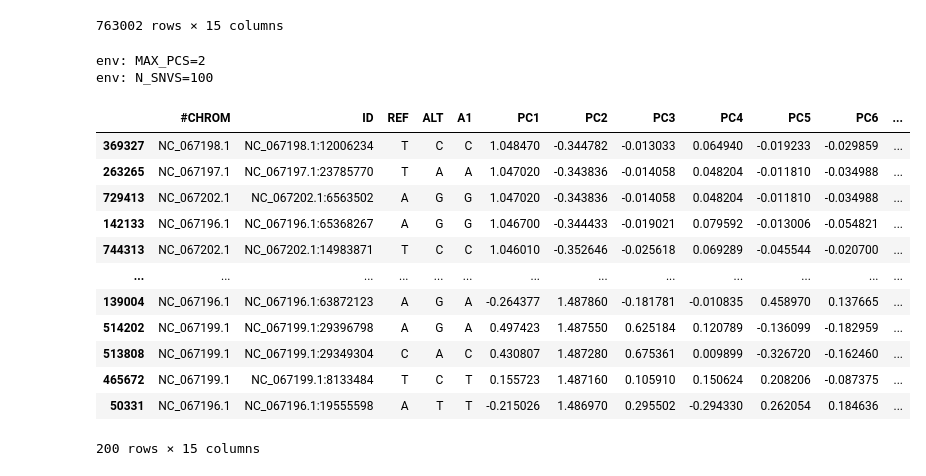
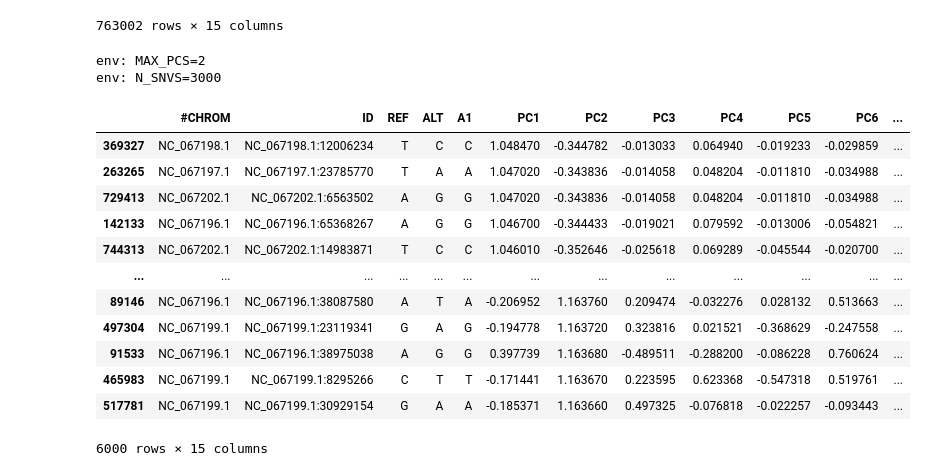
Before and after one commit to nealplatt/schisto_aim_panel, a Jupyter notebook: code/aim_panel_development.ipynb, the cells around one changed output. Saved outputs shown, nothing was run; the diff lists cells and outputs as text; code cells hidden in the pictures.

```diff
--- a/code/aim_panel_development.ipynb
+++ b/code/aim_panel_development.ipynb
@@ -249,41 +192,41 @@ load_df
 763002 rows × 15 columns
 # %%
 max_pcs = 2
-n_snvs_per_pc = 500
+n_snvs_per_pc = 3000
 
 %env MAX_PCS=$max_pcs
 %env N_SNVS=$n_snvs_per_pc
 
 # Dictionary to store top variants for each PC
 top_variants_per_pc = {}
 
 # Iterate over the first six PCs
 for i in range(1, max_pcs + 1):  # Assuming PCs start from column index 1
     pc_name = f"PC{i}"  # Get column name for reference
     top_variants_per_pc[pc_name] = load_df.nlargest(n_snvs_per_pc, pc_name)
 
 # Combine all selected variants into a single DataFrame
 top_variants_all_pcs = pd.concat(top_variants_per_pc.values()).drop_duplicates()
 
 top_variants_all_pcs.to_csv(f"top_variants_pc1-{max_pcs}_n{n_snvs_per_pc}.csv", sep=",", header=True, index=False)
 top_variants_all_pcs["ID"].to_csv(f"top_variants_pc1-{max_pcs}_n{n_snvs_per_pc}.list", sep=",", header=True, index=False)
 top_variants_all_pcs
 # %% [output]
 env: MAX_PCS=2
-env: N_SNVS=100
+env: N_SNVS=3000
 |  | #CHROM | ID | REF | ALT | A1 | PC1 | PC2 | PC3 | PC4 | PC5 | PC6 | ... |
 | 369327 | NC_067198.1 | NC_067198.1:12006234 | T | C | C | 1.048470 | -0.344782 | -0.013033 | 0.064940 | -0.019233 | -0.029859 | ... |
 | 263265 | NC_067197.1 | NC_067197.1:23785770 | T | A | A | 1.047020 | -0.343836 | -0.014058 | 0.048204 | -0.011810 | -0.034988 | ... |
 | 729413 | NC_067202.1 | NC_067202.1:6563502 | A | G | G | 1.047020 | -0.343836 | -0.014058 | 0.048204 | -0.011810 | -0.034988 | ... |
 | 142133 | NC_067196.1 | NC_067196.1:65368267 | A | G | G | 1.046700 | -0.344433 | -0.019021 | 0.079592 | -0.013006 | -0.054821 | ... |
 | 744313 | NC_067202.1 | NC_067202.1:14983871 | T | C | C | 1.046010 | -0.352646 | -0.025618 | 0.069289 | -0.045544 | -0.020700 | ... |
 | ... | ... | ... | ... | ... | ... | ... | ... | ... | ... | ... | ... | ... |
-| 139004 | NC_067196.1 | NC_067196.1:63872123 | A | G | A | -0.264377 | 1.487860 | -0.181781 | -0.010835 | 0.458970 | 0.137665 | ... |
-| 514202 | NC_067199.1 | NC_067199.1:29396798 | A | G | A | 0.497423 | 1.487550 | 0.625184 | 0.120789 | -0.136099 | -0.182959 | ... |
-| 513808 | NC_067199.1 | NC_067199.1:29349304 | C | A | C | 0.430807 | 1.487280 | 0.675361 | 0.009899 | -0.326720 | -0.162460 | ... |
-| 465672 | NC_067199.1 | NC_067199.1:8133484 | T | C | T | 0.155723 | 1.487160 | 0.105910 | 0.150624 | 0.208206 | -0.087375 | ... |
-| 50331 | NC_067196.1 | NC_067196.1:19555598 | A | T | T | -0.215026 | 1.486970 | 0.295502 | -0.294330 | 0.262054 | 0.184636 | ... |
+| 89146 | NC_067196.1 | NC_067196.1:38087580 | A | T | A | -0.206952 | 1.163760 | 0.209474 | -0.032276 | 0.028132 | 0.513663 | ... |
+| 497304 | NC_067199.1 | NC_067199.1:23119341 | G | A | G | -0.194778 | 1.163720 | 0.323816 | 0.021521 | -0.368629 | -0.247558 | ... |
+| 91533 | NC_067196.1 | NC_067196.1:38975038 | A | G | G | 0.397739 | 1.163680 | -0.489511 | -0.288200 | -0.086228 | 0.760624 | ... |
+| 465983 | NC_067199.1 | NC_067199.1:8295266 | C | T | T | -0.171441 | 1.163670 | 0.223595 | 0.623368 | -0.547318 | 0.519761 | ... |
+| 517781 | NC_067199.1 | NC_067199.1:30929154 | G | A | A | -0.185371 | 1.163660 | 0.497325 | -0.076818 | -0.022257 | -0.093443 | ... |
-200 rows × 15 columns
+6000 rows × 15 columns
 # %%
 %%bash
 
```
Also changed, not shown: parts of 45 cells of this notebook, 4 other files.
